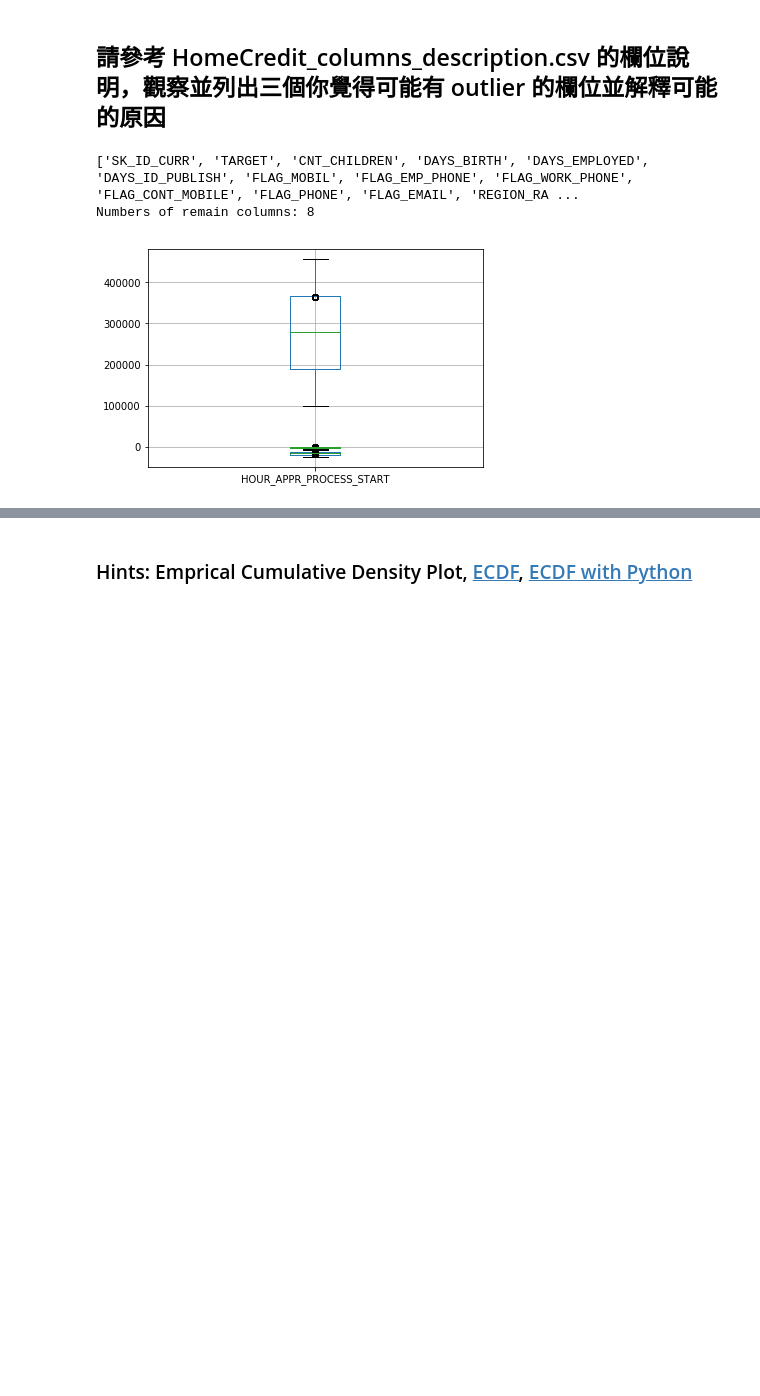
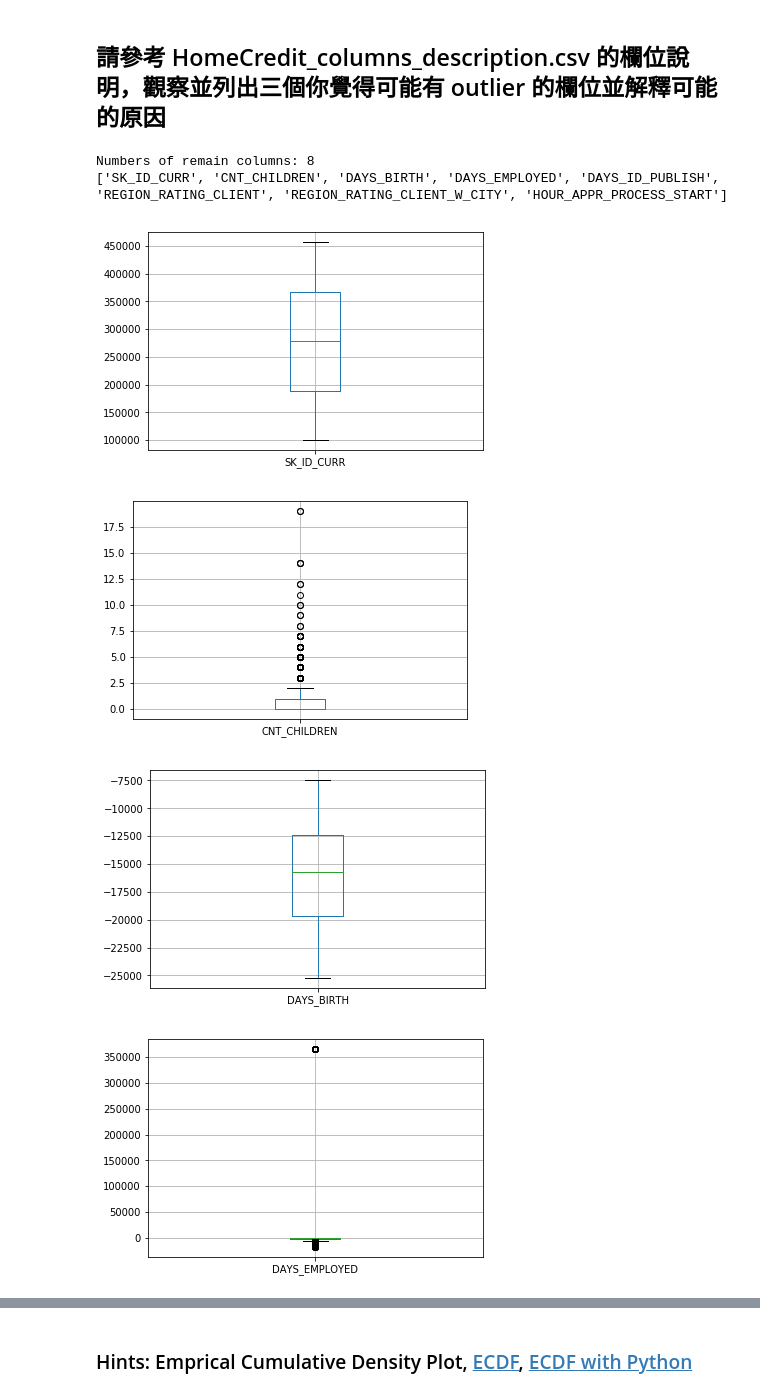
Before and after one commit to a37950456/100Day-ML-Marathon, a Jupyter notebook: homework/Day_006_HW.ipynb, the cells around one changed output, grey strips where cells are left out. Drawn from its saved outputs; the diff is of its cells as text; code cells hidden in the pictures; blank space fills up the shorter version.

```diff
--- a/homework/Day_006_HW.ipynb
+++ b/homework/Day_006_HW.ipynb
@@ -55,19 +55,22 @@ memory usage: 286.2+ MB
 # %%
 # 先篩選數值型的欄位
 numeric_columns = list(app_train.select_dtypes(include=[np.dtype('float32'), np.dtype('int64')]).columns)
-print(numeric_columns)
+#print(numeric_columns)
 
 # 再把只有 2 值 (通常是 0,1) 的欄位去掉
 numeric_columns = list(app_train[numeric_columns].columns[list(app_train[numeric_columns].apply(lambda x:len(x.unique())!=2 ))])
 print("Numbers of remain columns: %s" % len(numeric_columns))
-#print(numeric_columns)
+print(numeric_columns)
 # %% [output]
-['SK_ID_CURR', 'TARGET', 'CNT_CHILDREN', 'DAYS_BIRTH', 'DAYS_EMPLOYED', 'DAYS_ID_PUBLISH', 'FLAG_MOBIL', 'FLAG_EMP_PHONE', 'FLAG_WORK_PHONE', 'FLAG_CONT_MOBILE', 'FLAG_PHONE', 'FLAG_EMAIL', 'REGION_RA ...
 Numbers of remain columns: 8
+['SK_ID_CURR', 'CNT_CHILDREN', 'DAYS_BIRTH', 'DAYS_EMPLOYED', 'DAYS_ID_PUBLISH', 'REGION_RATING_CLIENT', 'REGION_RATING_CLIENT_W_CITY', 'HOUR_APPR_PROCESS_START']
 # %%
 # 檢視這些欄位的數值範圍
 for col in numeric_columns:
     app_train.boxplot(col)
-    plt.show
+    plt.show()
 # %% [output]
-[figure, old version]
+[figure, new version]
+[figure, added]
+[figure, added]
+[figure, added]
```
Also changed, not shown: parts of 5 cells of this notebook.
